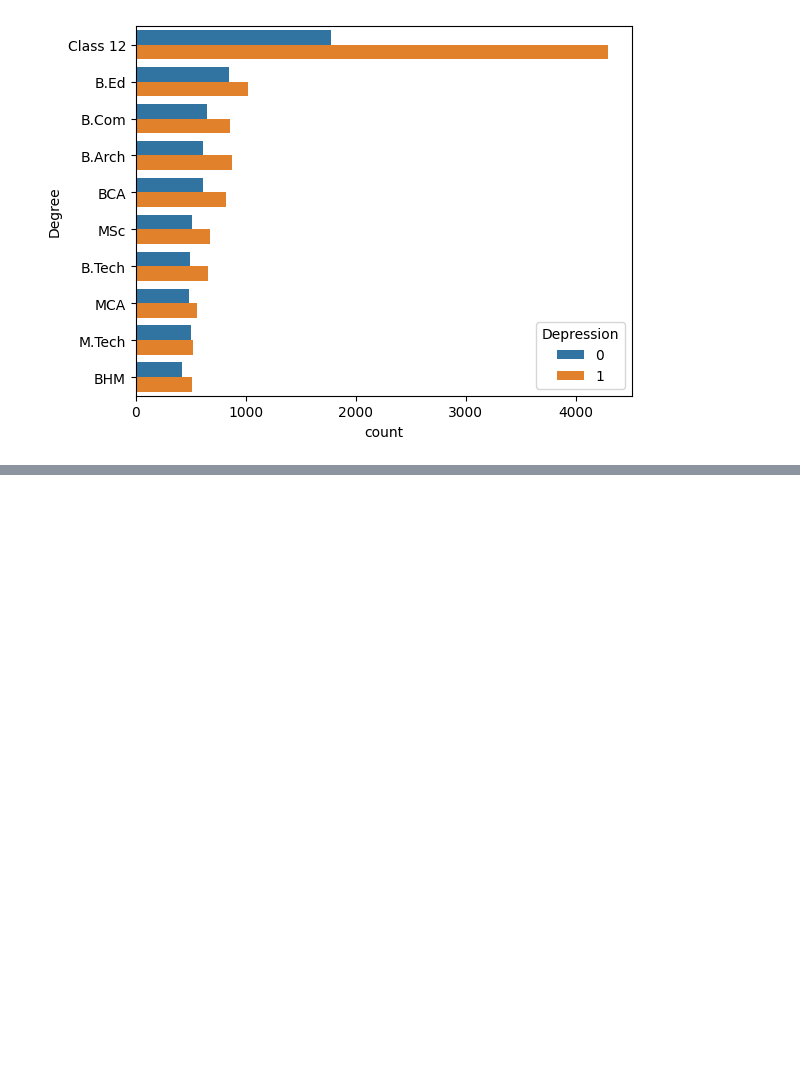
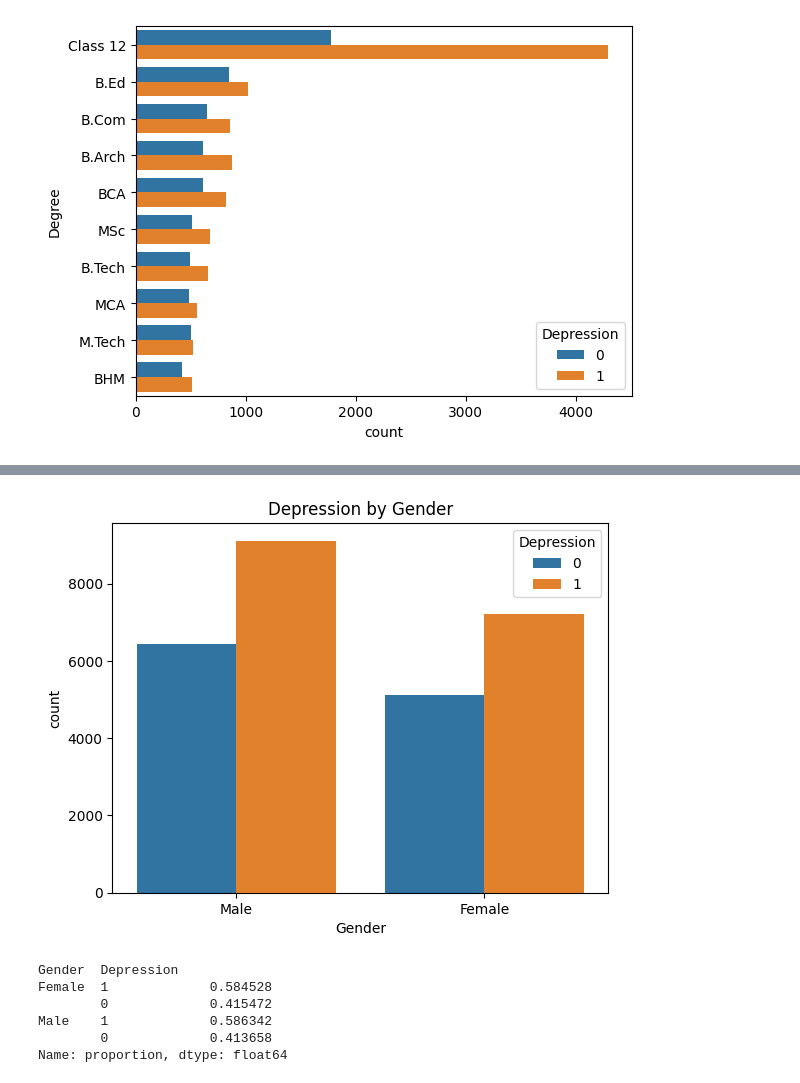
Before and after one commit to nakulmanoj/depression-predictor, a Jupyter notebook: notebooks/pre-processing.ipynb, the cells around one changed output, grey strips where cells are left out. Drawn from its saved outputs; the diff is of its cells as text; code cells hidden in the pictures; blank space fills up the shorter version.

```diff
--- a/notebooks/pre-processing.ipynb
+++ b/notebooks/pre-processing.ipynb
@@ -169,0 +183,14 @@ sns.countplot(data=df, y="Degree", hue="Depression", order=df["Degree"].value_co
+# %%
+sns.countplot(data=df, x='Gender', hue='Depression')
+plt.title('Depression by Gender')
+plt.show()
+
+df.groupby('Gender')['Depression'].value_counts(normalize=True)
+# %% [output]
+[figure, added]
+Gender  Depression
+Female  1             0.584528
+        0             0.415472
+Male    1             0.586342
+        0             0.413658
+Name: proportion, dtype: float64
```
Also changed, not shown: parts of 10 cells of this notebook, 5 other files.
